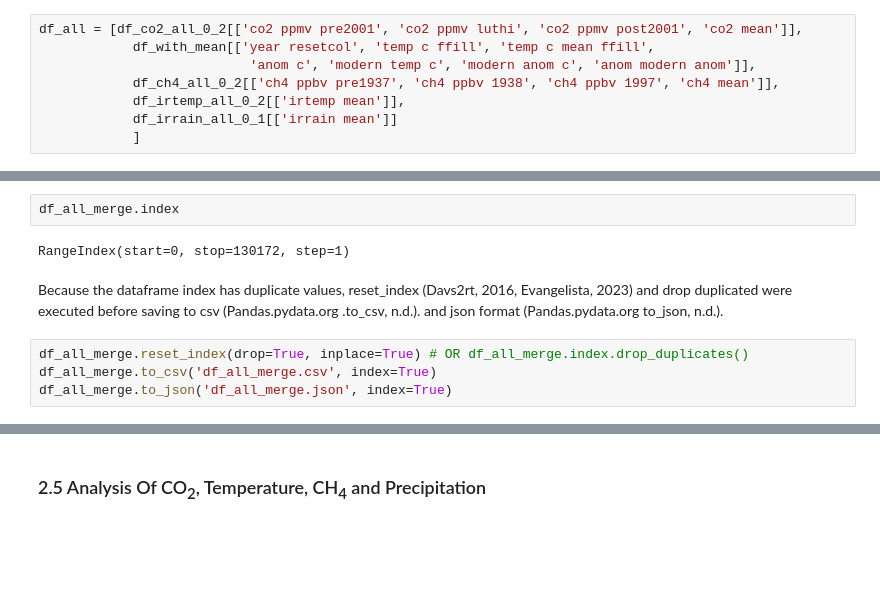
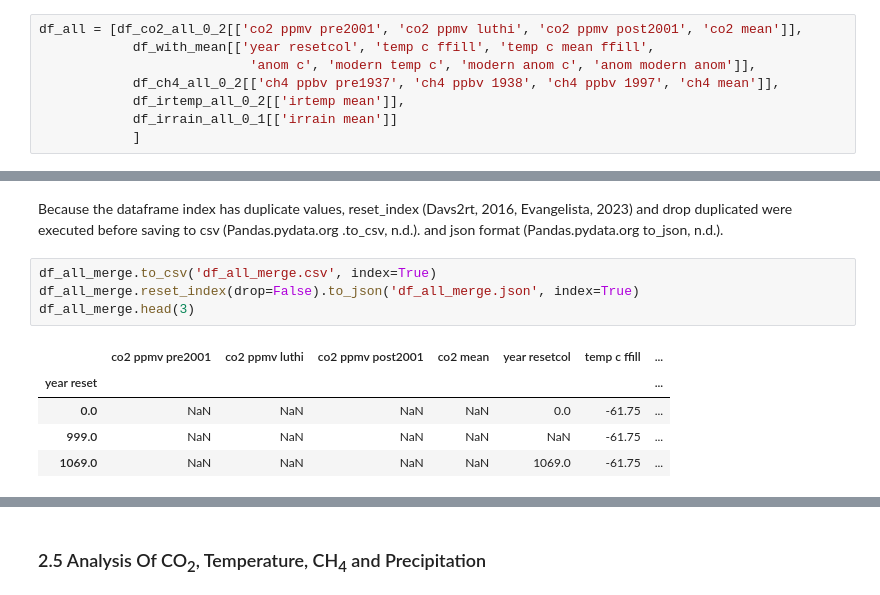
Before and after one commit to nurbujang/2progdaw23, a Jupyter notebook: project2.ipynb, the cells around one changed output, grey strips where cells are left out. Cells and saved outputs as stored; diff of their text form; blank space fills up the shorter version.

```diff
--- a/project2.ipynb
+++ b/project2.ipynb
@@ -1441,10 +1412,12 @@ df_all_merge
-# %%
-df_all_merge.index
-# %% [output]
-RangeIndex(start=0, stop=130172, step=1)
 # %% [markdown]
 Because the dataframe index has duplicate values, reset_index (Davs2rt, 2016, Evangelista, 2023) and drop duplicated were executed before saving to csv (Pandas.pydata.org .to_csv, n.d.). and json format (Pandas.pydata.org to_json, n.d.).
 # %%
-df_all_merge.reset_index(drop=True, inplace=True) # OR df_all_merge.index.drop_duplicates()
 df_all_merge.to_csv('df_all_merge.csv', index=True)
-df_all_merge.to_json('df_all_merge.json', index=True)
+df_all_merge.reset_index(drop=False).to_json('df_all_merge.json', index=True)
+df_all_merge.head(3)
+# %% [output]
+|  | co2 ppmv pre2001 | co2 ppmv luthi | co2 ppmv post2001 | co2 mean | year resetcol | temp c ffill | ... |
+| year reset |  |  |  |  |  |  | ... |
+| 0.0 | NaN | NaN | NaN | NaN | 0.0 | -61.75 | ... |
+| 999.0 | NaN | NaN | NaN | NaN | NaN | -61.75 | ... |
+| 1069.0 | NaN | NaN | NaN | NaN | 1069.0 | -61.75 | ... |
```
Also changed, not shown: parts of 26 cells of this notebook, 3 other files.
